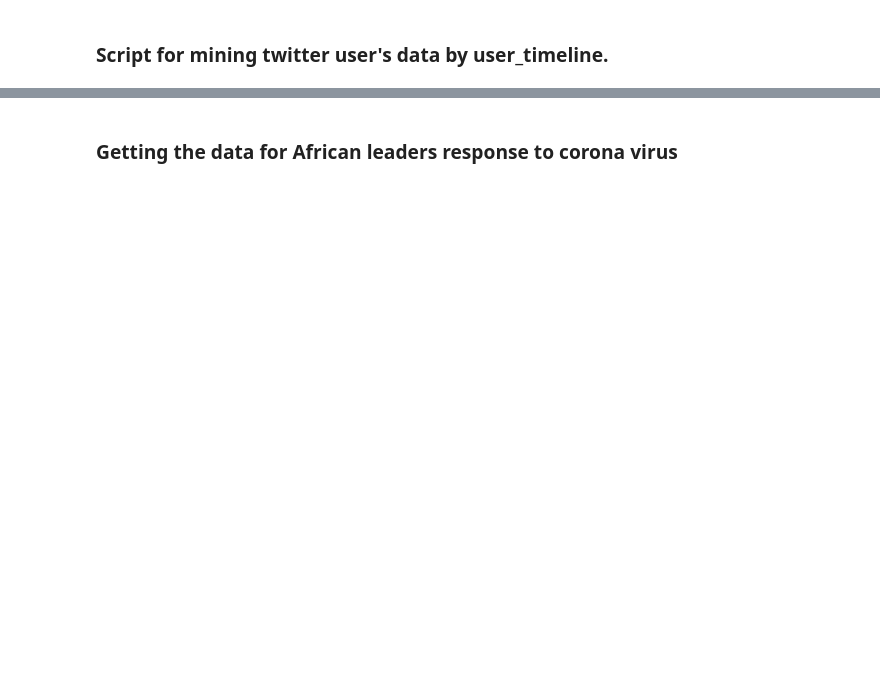
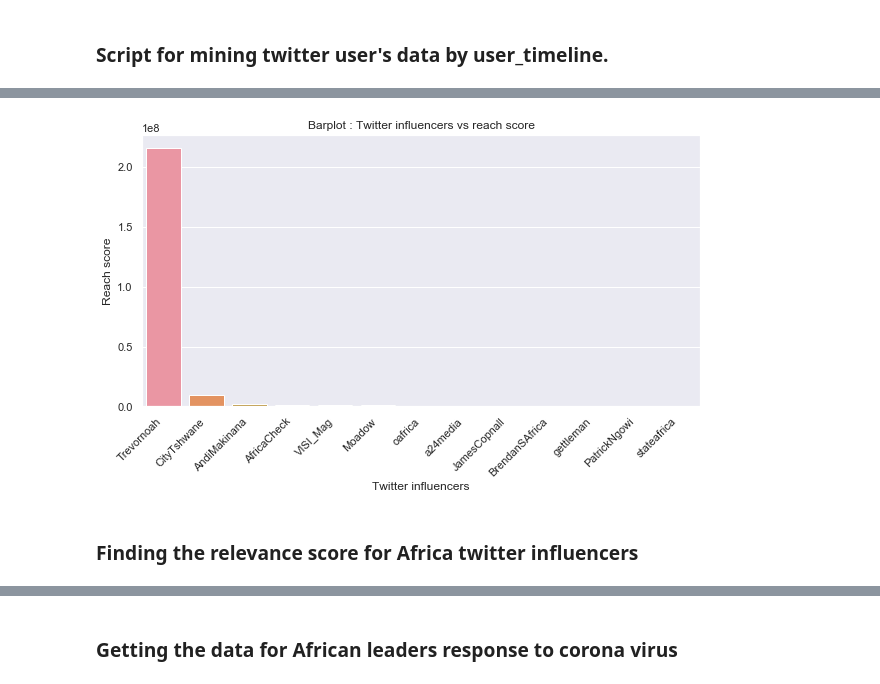
Before and after one commit to BrianOdhiambo/10Academy-Week1, a Jupyter notebook: scrapping_starter.ipynb, the cells around one changed output, grey strips where cells are left out. Cells and saved outputs as stored; diff of their text form; code cells hidden in the pictures; blank space fills up the shorter version.

```diff
--- a/scrapping_starter.ipynb
+++ b/scrapping_starter.ipynb
@@ -483,0 +509,15 @@ Name: comments, Length: 1222, dtype: float64
+# %%
+# Creating a sample dataframe containing the columns : followers, following and original_author
+reach_df = df_influencer[['original_author','followers','following']]
+
+# Grouping the columns using original author and finding summation
+reach_df = reach_df.groupby(['original_author'])['followers', 'following'].sum()
+
+# Finding a total of followers and following counts per author
+reach_col = reach_df['followers'] + reach_df['following']
+
+# Creating a column for the summation of followers and following counts per author.
+reach_df["reach_col"] = reach_col
+
+# Sorting the dataframe with the popularity column
+reach_score_twitter_influencers = reach_df.sort_values("reach_col", ascending=False)
@@ -483,0 +542,13 @@ Name: comments, Length: 1222, dtype: float64
+# %%
+reach_score_twitter_influencers = reach_score_twitter_influencers.reset_index()
+# %%
+plt.figure(figsize=(10,5))
+plot = sns.barplot(x="original_author", y="reach_col", data=reach_score_twitter_influencers)
+plot.set_xticklabels(plot.get_xticklabels(), rotation=45, horizontalalignment='right')
+plot.set(xlabel="Twitter influencers", ylabel="Reach score",
+         title="Barplot : Twitter influencers vs reach score")
+plt.show()
+# %% [output]
+[figure, added]
+# %% [markdown]
+### Finding the relevance score for Africa twitter influencers
```
Also changed, not shown: parts of 111 cells of this notebook.
